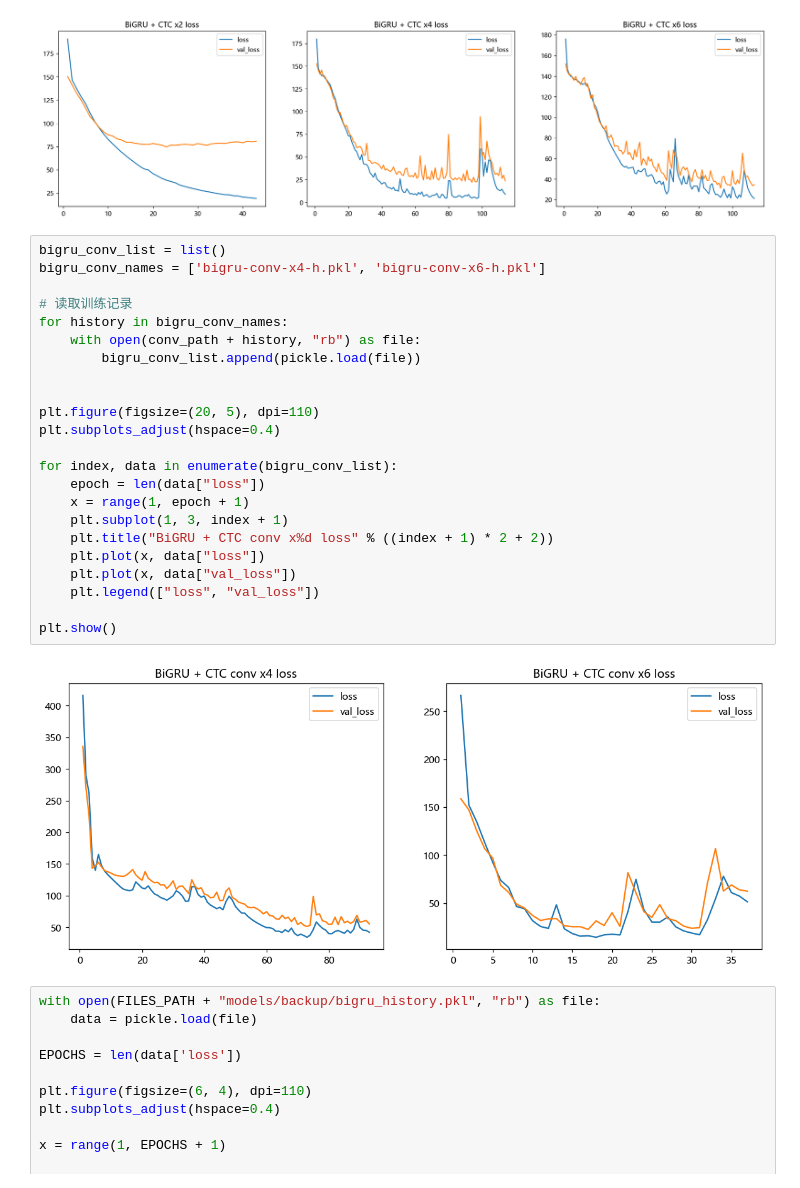
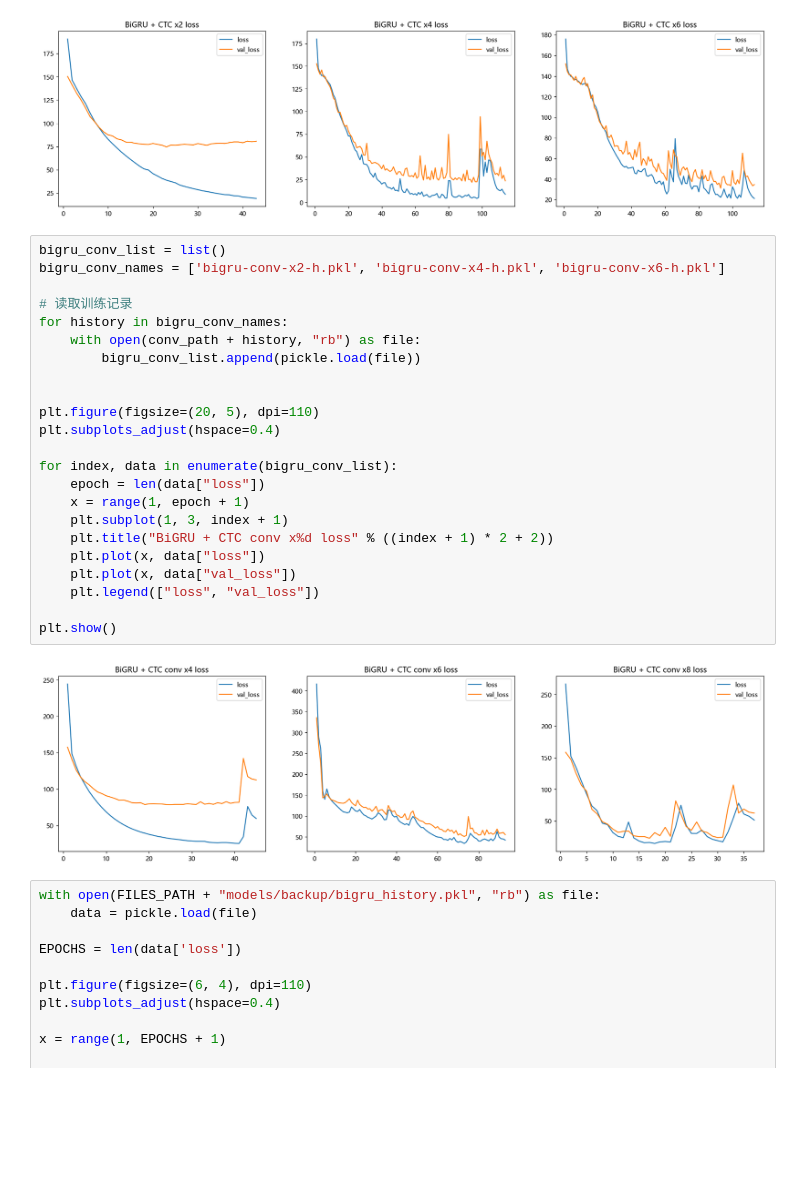
Before and after one commit to SzLeaves/asr-model-ctc, a Jupyter notebook: 5.diagrams.ipynb, the cells around one changed output. Cells and saved outputs as stored; diff of their text form; blank space fills up the shorter version.

Commit message:
update: conv x2 DONE

```diff
--- a/5.diagrams.ipynb
+++ b/5.diagrams.ipynb
@@ -35,29 +35,29 @@ plt.show()
 [figure]
 # %%
 bigru_conv_list = list()
-bigru_conv_names = ['bigru-conv-x4-h.pkl', 'bigru-conv-x6-h.pkl']
+bigru_conv_names = ['bigru-conv-x2-h.pkl', 'bigru-conv-x4-h.pkl', 'bigru-conv-x6-h.pkl']
 
 # 读取训练记录
 for history in bigru_conv_names:
     with open(conv_path + history, "rb") as file:
         bigru_conv_list.append(pickle.load(file))
 
 
 plt.figure(figsize=(20, 5), dpi=110)
 plt.subplots_adjust(hspace=0.4)
 
 for index, data in enumerate(bigru_conv_list):
     epoch = len(data["loss"])
     x = range(1, epoch + 1)
     plt.subplot(1, 3, index + 1)
     plt.title("BiGRU + CTC conv x%d loss" % ((index + 1) * 2 + 2))
     plt.plot(x, data["loss"])
     plt.plot(x, data["val_loss"])
     plt.legend(["loss", "val_loss"])
 
 plt.show()
 # %% [output]
-[figure, old version]
+[figure, new version]
 # %%
 with open(FILES_PATH + "models/backup/bigru_history.pkl", "rb") as file:
     data = pickle.load(file)
```
Also changed, not shown: 1 other file.
